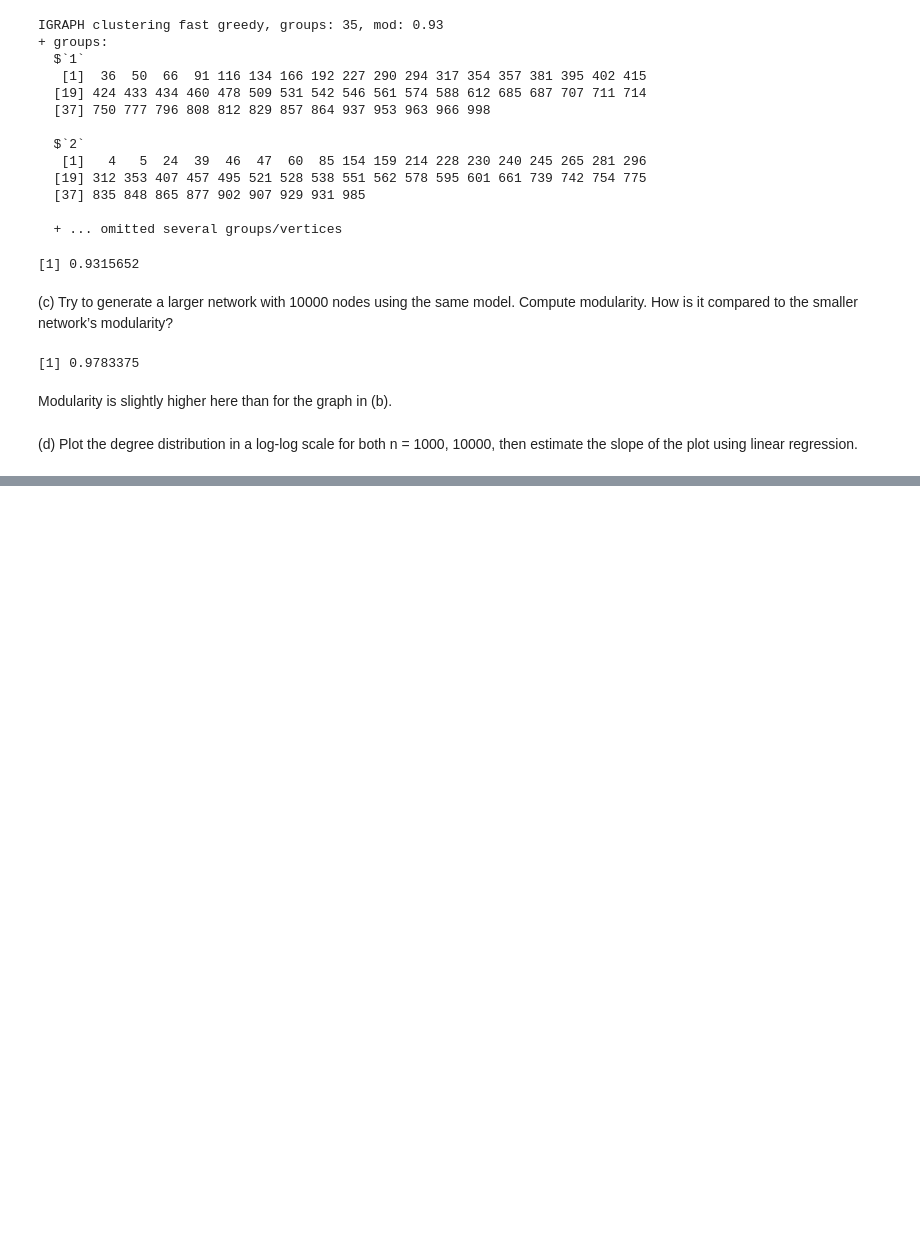
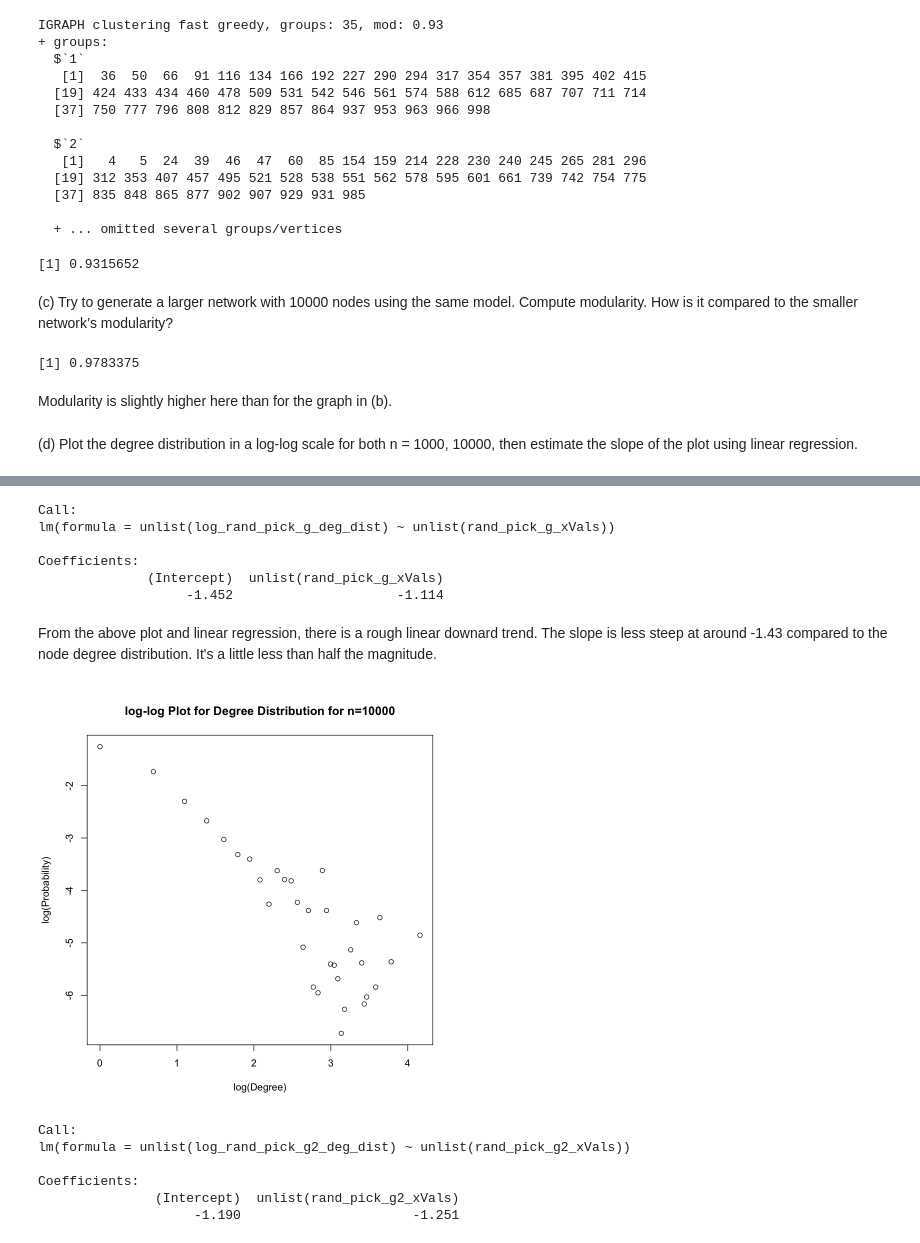
Before and after one commit to morgworth/ece232_team, a Jupyter notebook: Project 1/Morgan Project1.ipynb, the cells around one changed output, grey strips where cells are left out. Cells and saved outputs as stored; diff of their text form; code cells hidden in the pictures; blank space fills up the shorter version.

```diff
--- a/Project 1/Morgan Project1.ipynb
+++ b/Project 1/Morgan Project1.ipynb
@@ -323,0 +385,42 @@ log(degree.distribution(g))
+# %%
+lm(unlist(log_rand_pick_g_deg_dist) ~ unlist(rand_pick_g_xVals))
+# %% [output]
+Call:
+lm(formula = unlist(log_rand_pick_g_deg_dist) ~ unlist(rand_pick_g_xVals))
+
+Coefficients:
+              (Intercept)  unlist(rand_pick_g_xVals)
+                   -1.452                     -1.114
+# %% [markdown]
+From the above plot and linear regression, there is a rough linear downard trend. The slope is less steep at around -1.43 compared to the node degree distribution. It's a little less than half the magnitude.
+# %%
+rand_pick_g2_deg_dist = rep(0, length(g2_deg_dist))
+num_picks = 10000
+node = sample(gorder(g2),1)
+rand_pick_g2_deg_dist[length(neighbors(g2,node))] = rand_pick_g2_deg_dist[length(neighbors(g2,node))] + 1
+for(i in 1:num_picks){
+    node = sample(neighbors(g2,node))
+    rand_pick_g2_deg_dist[length(neighbors(g2,node))] = rand_pick_g2_deg_dist[length(neighbors(g2,node))] + 1
+}
+rand_pick_g2_deg_dist = rand_pick_g2_deg_dist/num_picks
+# %%
+rand_pick_g2_xVals = list()
+log_rand_pick_g2_deg_dist = list()
+for(i in 1:length(rand_pick_g2_deg_dist)){
+    if(rand_pick_g2_deg_dist[i] != 0){
+        log_rand_pick_g2_deg_dist = append(log_rand_pick_g2_deg_dist, log(rand_pick_g2_deg_dist[i]))
+        rand_pick_g2_xVals = append(rand_pick_g2_xVals, log(i))
+    }
+}
+plot(rand_pick_g2_xVals, log_rand_pick_g2_deg_dist, main="log-log Plot for Degree Distribution for n=10000", xlab="log(Degree)", ylab="log(Probability)")
+# %% [output]
+[figure, added]
+# %%
+lm(unlist(log_rand_pick_g2_deg_dist) ~ unlist(rand_pick_g2_xVals))
+# %% [output]
+Call:
+lm(formula = unlist(log_rand_pick_g2_deg_dist) ~ unlist(rand_pick_g2_xVals))
+
+Coefficients:
+               (Intercept)  unlist(rand_pick_g2_xVals)
+                    -1.190                      -1.251
```
Also changed, not shown: parts of 16 cells of this notebook.
